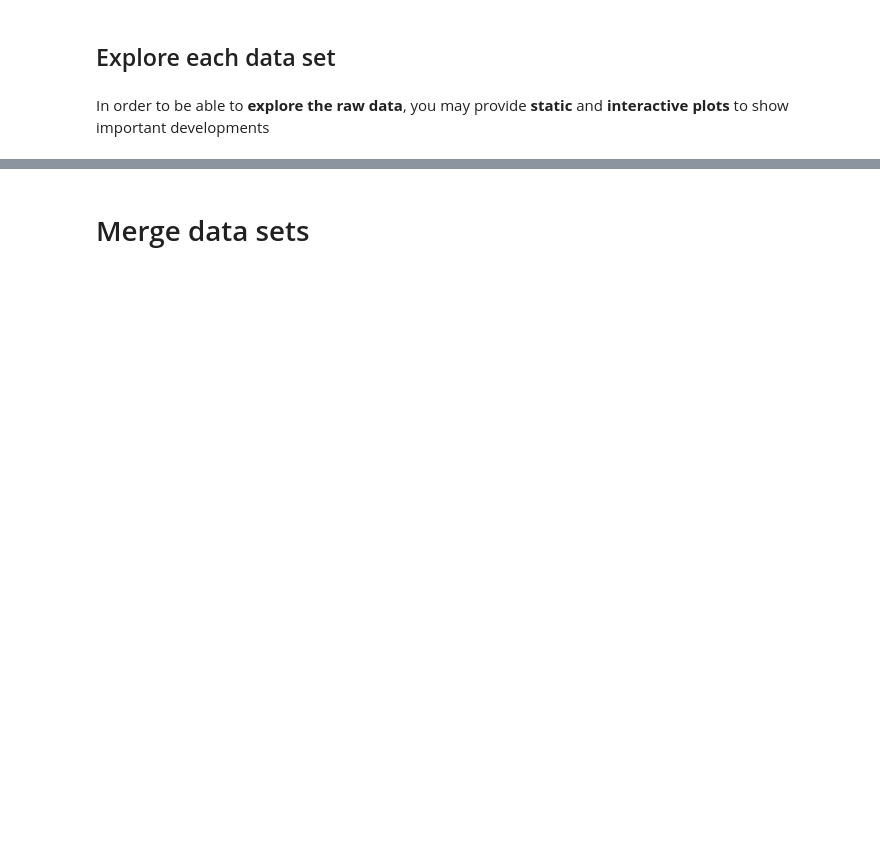
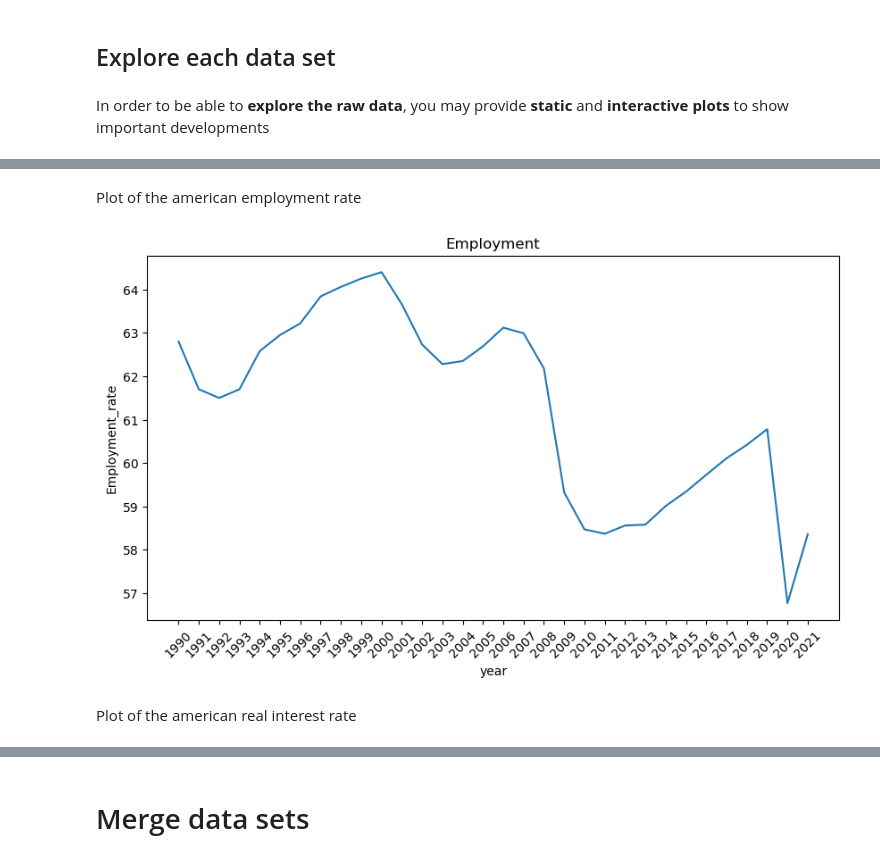
Before and after one commit to NumEconCopenhagen/projects-2023-boybandet, a Jupyter notebook: dataproject/dataproject.ipynb, the cells around one changed output, grey strips where cells are left out. Drawn from its saved outputs; the diff is of its cells as text; code cells hidden in the pictures; blank space fills up the shorter version.

```diff
--- a/dataproject/dataproject.ipynb
+++ b/dataproject/dataproject.ipynb
@@ -102,0 +136,8 @@ Explain what you see when moving elements of the interactive plot around.
+# %% [markdown]
+Plot of the american employment rate
+# %%
+plot_func(wb_USAemp, "year", "Employment_rate", "Employment" )
+# %% [output]
+[figure, added]
+# %% [markdown]
+Plot of the american real interest rate
```
Also changed, not shown: parts of 27 cells of this notebook.
